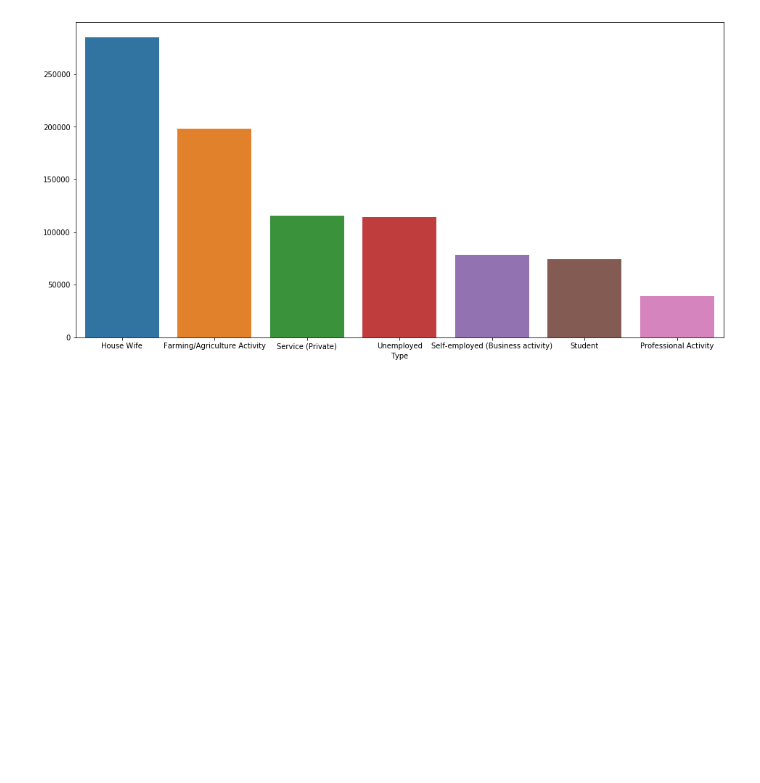
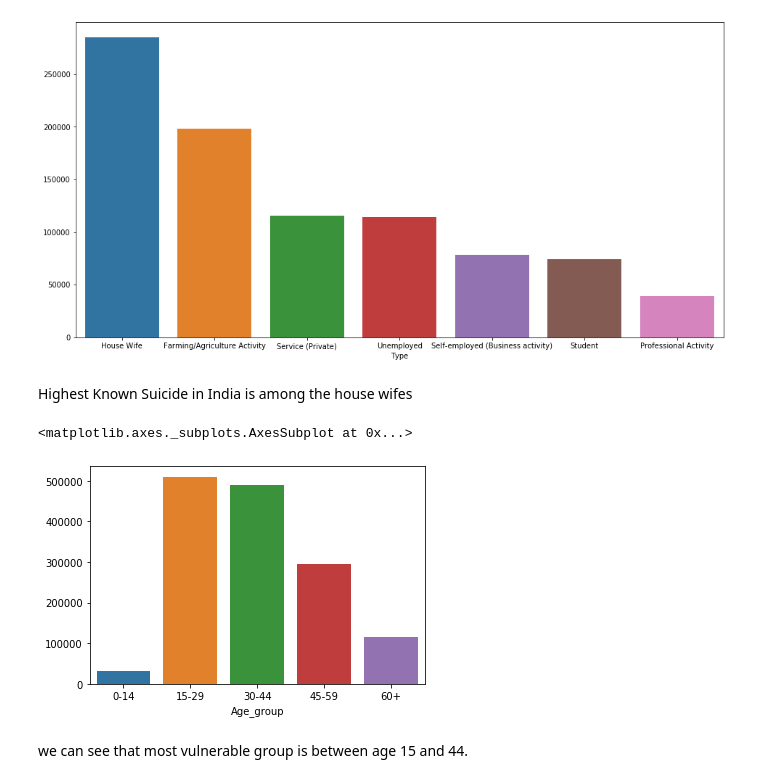
Before and after one commit to Tanvish-IITG/Suicides_in_India, a Jupyter notebook: Project.ipynb, the cells around one changed output. Saved outputs shown, nothing was run; the diff lists cells and outputs as text; code cells hidden in the pictures; blank space fills up the shorter version.

```diff
--- a/Project.ipynb
+++ b/Project.ipynb
@@ -173,3 +179,7 @@ sn.barplot(x = suicide_by_profession.index[1:8] , y = suicide_by_profession.valu
 # %% [output]
 <matplotlib.axes._subplots.AxesSubplot at 0x...>
 [figure]
+# %% [markdown]
+Highest Known Suicide in India is among the house wifes
+# %%
+by_age = df.groupby('Age_group').Total.sum()
@@ -175,0 +188,8 @@ sn.barplot(x = suicide_by_profession.index[1:8] , y = suicide_by_profession.valu
+# %%
+%matplotlib inline
+sn.barplot(x = by_age.index,y = by_age.values)
+# %% [output]
+<matplotlib.axes._subplots.AxesSubplot at 0x...>
+[figure, added]
+# %% [markdown]
+we can see that most vulnerable group is between age 15 and 44.
```
Also changed, not shown: parts of 4 cells of this notebook.
